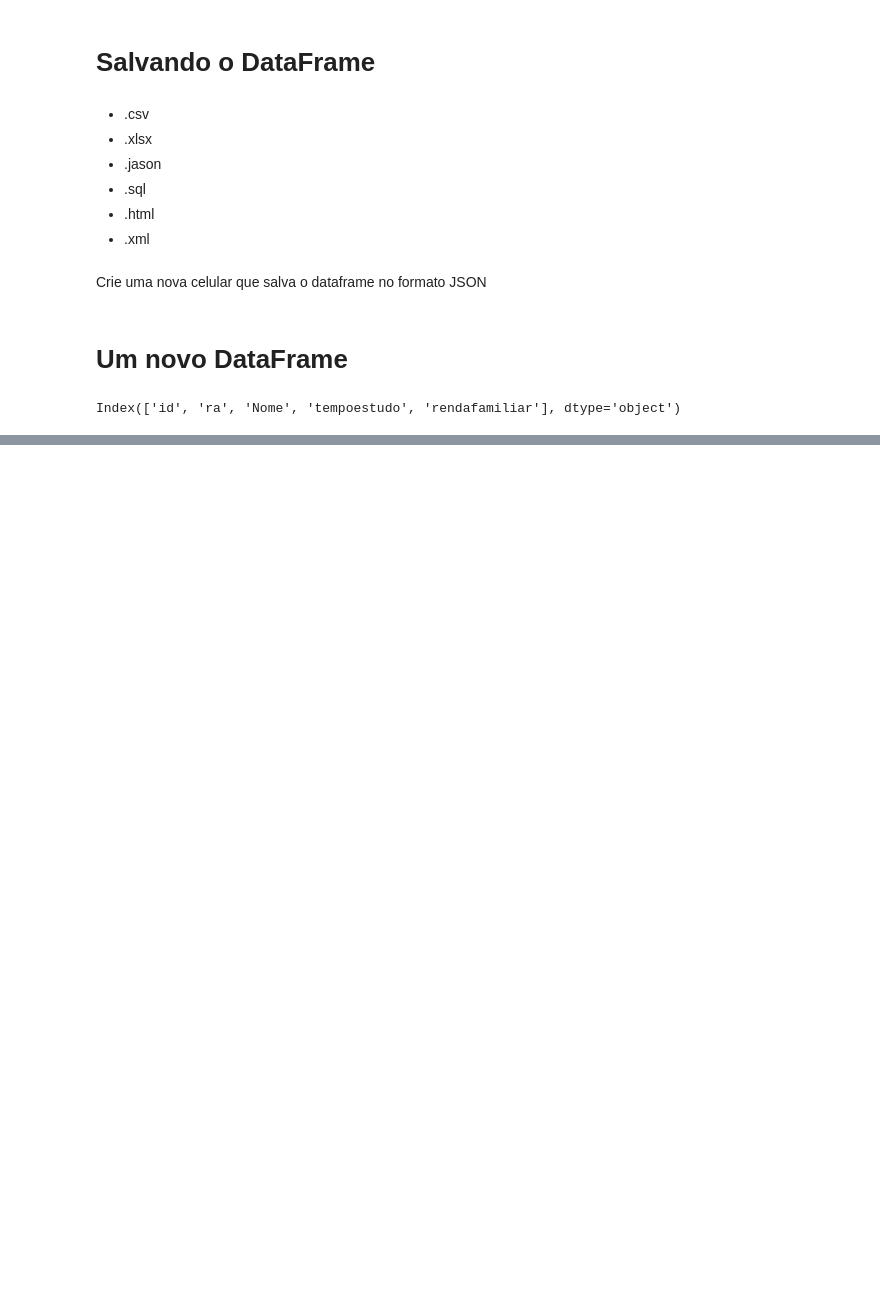
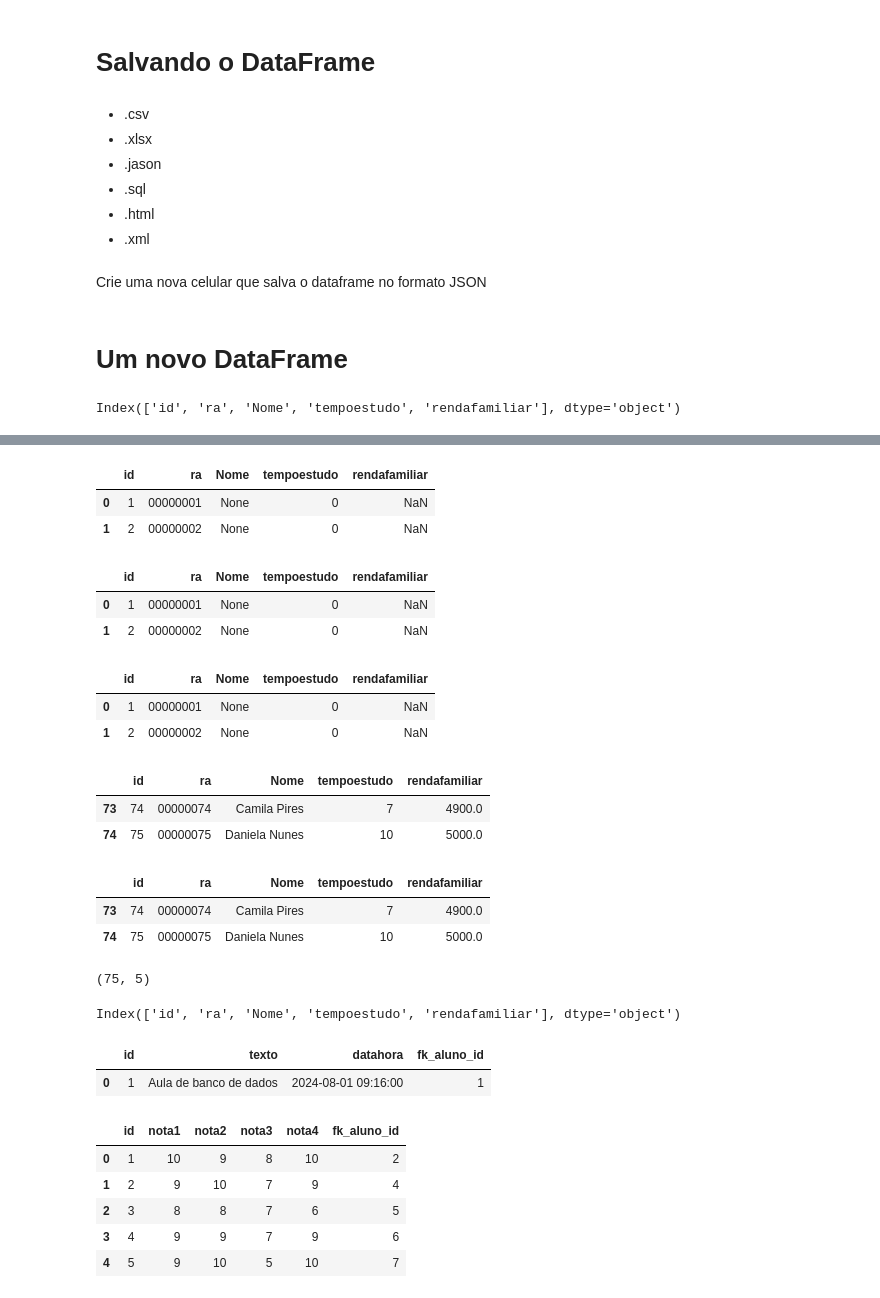
Before and after one commit to Mik3532/Python, a Jupyter notebook: ProjetoFinalNotbook/imersaopandas.ipynb, the cells around one changed output, grey strips where cells are left out. Saved outputs shown, nothing was run; the diff lists cells and outputs as text; code cells hidden in the pictures; blank space fills up the shorter version.

```diff
--- a/ProjetoFinalNotbook/imersaopandas.ipynb
+++ b/ProjetoFinalNotbook/imersaopandas.ipynb
@@ -113,0 +195,56 @@ df_tempo_renda = df_alunos[["tempoestudo","rendafamiliar"]]
+# %%
+df_alunos.head(2)
+# %% [output]
+|  | id | ra | Nome | tempoestudo | rendafamiliar |
+| 0 | 1 | 00000001 | None | 0 | NaN |
+| 1 | 2 | 00000002 | None | 0 | NaN |
+# %%
+df_alunos[0:2]
+# %% [output]
+|  | id | ra | Nome | tempoestudo | rendafamiliar |
+| 0 | 1 | 00000001 | None | 0 | NaN |
+| 1 | 2 | 00000002 | None | 0 | NaN |
+# %%
+df_alunos.iloc[0:2]
+# %% [output]
+|  | id | ra | Nome | tempoestudo | rendafamiliar |
+| 0 | 1 | 00000001 | None | 0 | NaN |
+| 1 | 2 | 00000002 | None | 0 | NaN |
+# %%
+df_alunos.tail(2)
+# %% [output]
+|  | id | ra | Nome | tempoestudo | rendafamiliar |
+| 73 | 74 | 00000074 | Camila Pires | 7 | 4900.0 |
+| 74 | 75 | 00000075 | Daniela Nunes | 10 | 5000.0 |
+# %%
+df_alunos.iloc[-2:]
+# %% [output]
+|  | id | ra | Nome | tempoestudo | rendafamiliar |
+| 73 | 74 | 00000074 | Camila Pires | 7 | 4900.0 |
+| 74 | 75 | 00000075 | Daniela Nunes | 10 | 5000.0 |
+# %%
+df_alunos.shape
+# %% [output]
+(75, 5)
+# %%
+df_alunos.columns
+# %% [output]
+Index(['id', 'ra', 'Nome', 'tempoestudo', 'rendafamiliar'], dtype='object')
+# %%
+query_diariobordo = 'SELECT * FROM diariobordo'
+df_diariobordo = pd.read_sql(query_diariobordo, engine)
+df_diariobordo
+# %% [output]
+|  | id | texto | datahora | fk_aluno_id |
+| 0 | 1 | Aula de banco de dados | 2024-08-01 09:16:00 | 1 |
+# %%
+query_avaliacao = 'SELECT * FROM avaliacao'
+df_avaliacao = pd.read_sql(query_avaliacao, engine)
+df_avaliacao
+# %% [output]
+|  | id | nota1 | nota2 | nota3 | nota4 | fk_aluno_id |
+| 0 | 1 | 10 | 9 | 8 | 10 | 2 |
+| 1 | 2 | 9 | 10 | 7 | 9 | 4 |
+| 2 | 3 | 8 | 8 | 7 | 6 | 5 |
+| 3 | 4 | 9 | 9 | 7 | 9 | 6 |
+| 4 | 5 | 9 | 10 | 5 | 10 | 7 |
```
Also changed, not shown: parts of 7 cells of this notebook, 2 other files.
